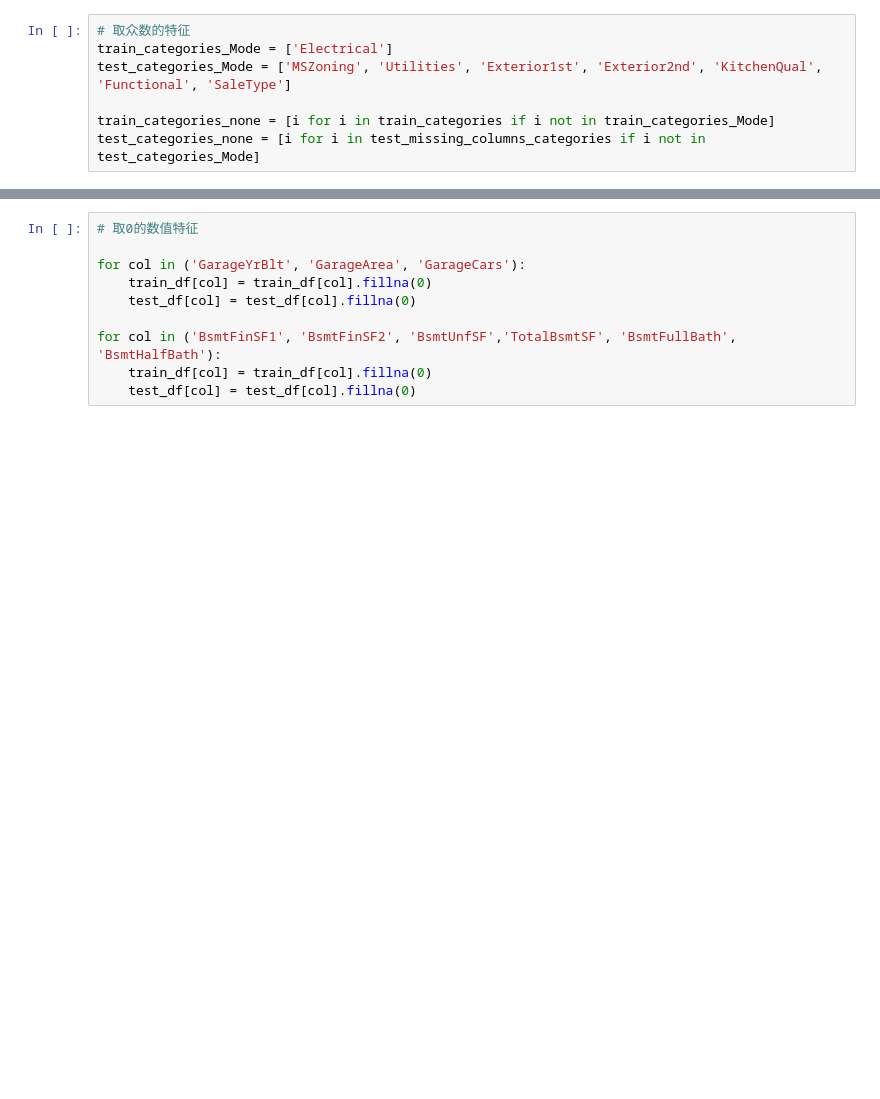
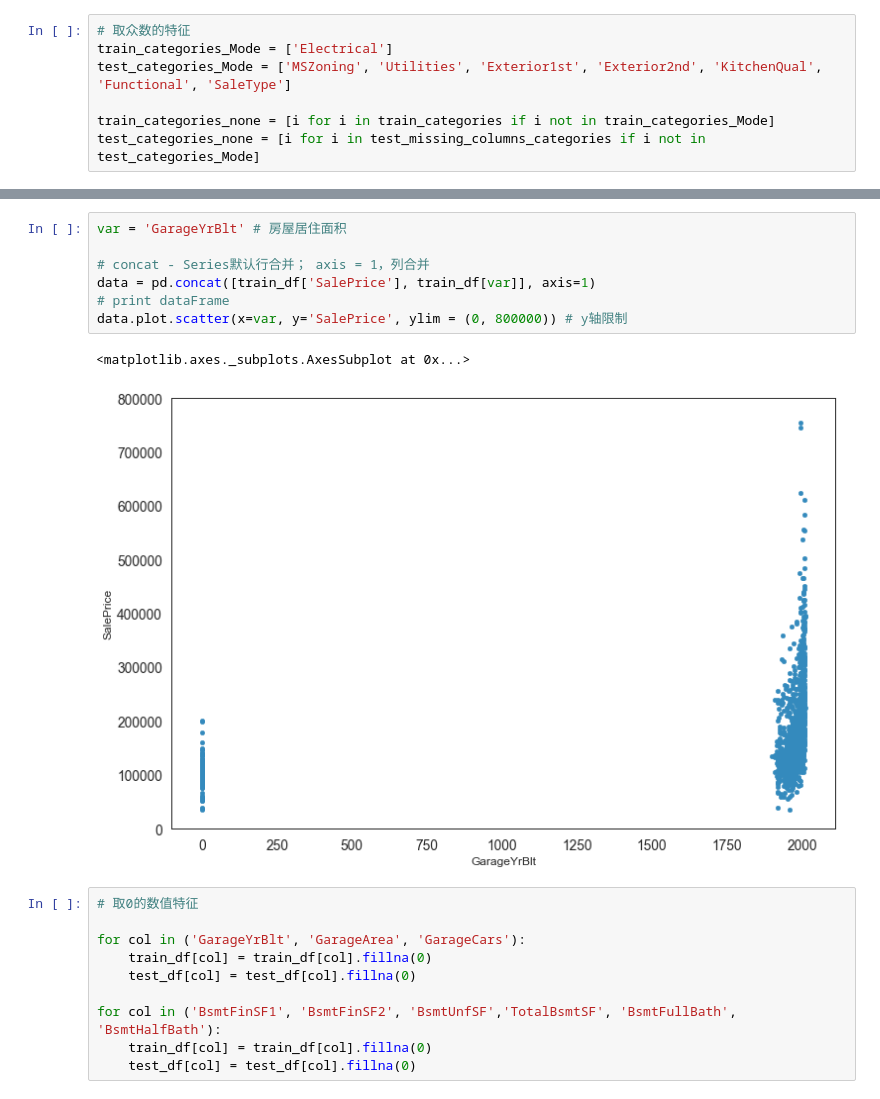
Before and after one commit to Gyczero/Kaggle-Solutions, a Jupyter notebook: House Prices/Untitled.ipynb, the cells around one changed output, grey strips where cells are left out. Saved outputs shown, nothing was run; the diff lists cells and outputs as text; blank space fills up the shorter version.

```diff
--- a/House Prices/Untitled.ipynb
+++ b/House Prices/Untitled.ipynb
@@ -261,3 +296,13 @@ test_categories_none = [i for i in test_missing_columns_categories if i not in t
+# %%
+var = 'GarageYrBlt' # 房屋居住面积
+
+# concat - Series默认行合并； axis = 1，列合并
+data = pd.concat([train_df['SalePrice'], train_df[var]], axis=1)
+# print dataFrame
+data.plot.scatter(x=var, y='SalePrice', ylim = (0, 800000)) # y轴限制
+# %% [output]
+<matplotlib.axes._subplots.AxesSubplot at 0x...>
+[figure, added]
 # %%
 # 取0的数值特征
 
```
Also changed, not shown: parts of 27 cells of this notebook.
